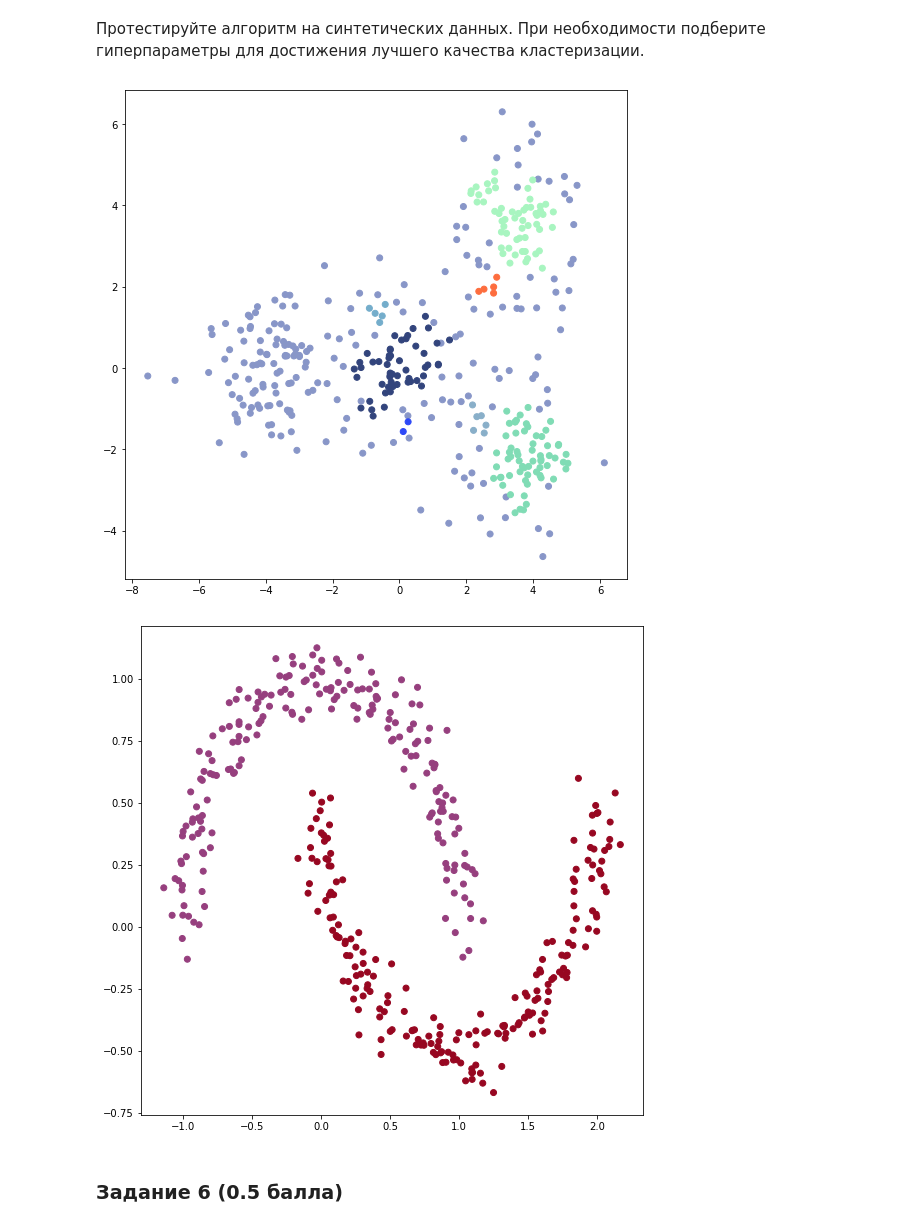
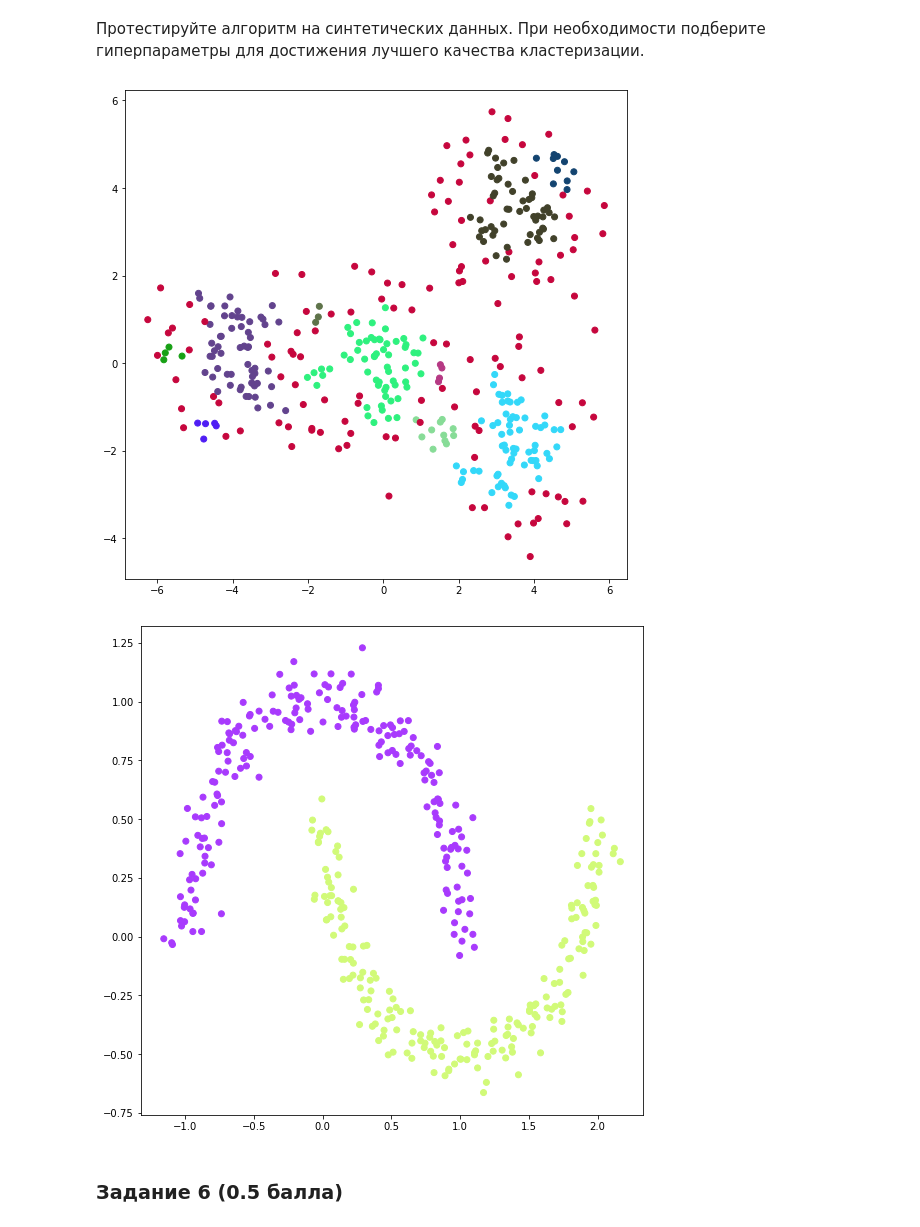
Before and after one commit to ivartb/bioinf_ml, a Jupyter notebook: HW_2_kNN_Clustering.ipynb, the cells around one changed output. Saved outputs shown, nothing was run; the diff lists cells and outputs as text; code cells hidden in the pictures.

```diff
--- a/HW_2_kNN_Clustering.ipynb
+++ b/HW_2_kNN_Clustering.ipynb
@@ -345,7 +345,7 @@ class KMeans:
                 tmp = tmp / tmp2
                 t = np.random.choice(range(X.shape[0]), size=1, p=tmp)
                 self.centroids[q+1] = X[t[0]].copy()
-        #print(self.centroids)
+
 
         for _ in range(self.max_iter):
             tree = KDTree(self.centroids)
@@ -359,8 +359,9 @@ class KMeans:
                         xx += X[j][0]
                         yy += X[j][1]
                         cnt += 1
-                self.centroids[i] = [xx*1./cnt, yy*1./cnt]
-            #print(self.centroids)
+                self.centroids[i] = [xx*1./cnt+random.uniform(-1e-10, 1e-10), yy*1./cnt+random.uniform(-1e-10, 1e-10)]
+
+        #print(self.centroids)
         return self.centroids
 
     def predict(self, X):
@@ -371,7 +372,7 @@ class KMeans:
 # %% [markdown]
 Протестируйте алгоритм на синтетических данных. При необходимости подберите гиперпараметры для достижения лучшего качества кластеризации.
 # %%
-kmeans = KMeans(n_clusters=4, init="k-means++")
+kmeans = KMeans(n_clusters=4, init="sample")
 kmeans.fit(X_1)
 labels_1_k = kmeans.predict(X_1)
 visualize_clasters(X_1, labels_1_k)
@@ -408,7 +409,7 @@ class DBScan:
 
     def fit_predict(self, X, y=None):
         unused = set(range(X.shape[0]))
-        y = [0] * X.shape[0]
+        y = [-1] * X.shape[0]
         cur_class = -1
         used = True
         while unused:
@@ -423,26 +424,29 @@ class DBScan:
                 tree = KDTree(X, leaf_size=self.leaf_size, metric=self.metric)
                 vals = tree.query_radius(X[el].reshape(1, -1), r = self.eps)[0]
                 if len(vals) >= self.min_samples:
+                    if cur_class == -1:
+                        cur_class = 0
                     y[el] = cur_class
                     used = True
                     for i in vals:
                         if i in unused: a.append(i)
-                #print(a)
+        tmp = len(set(y)) - 1
+        y = [tmp if i == -1 else i for i in y]
 
         return y
 # %% [markdown]
 Протестируйте алгоритм на синтетических данных. При необходимости подберите гиперпараметры для достижения лучшего качества кластеризации.
 # %%
-dbscan = DBScan()
+dbscan = DBScan(eps=0.5)
 labels_1_d = dbscan.fit_predict(X_1)
 visualize_clasters(X_1, labels_1_d)
 
 dbscan = DBScan(eps=0.25)
 labels_2_d = dbscan.fit_predict(X_2)
 visualize_clasters(X_2, labels_2_d)
 # %% [output]
-[figure, old version]
+[figure, new version]
-[figure, old version]
+[figure, new version]
 # %% [markdown]
 ### Задание 6 (0.5 балла)
 # %% [markdown]
```
Also changed, not shown: parts of 5 cells of this notebook.
